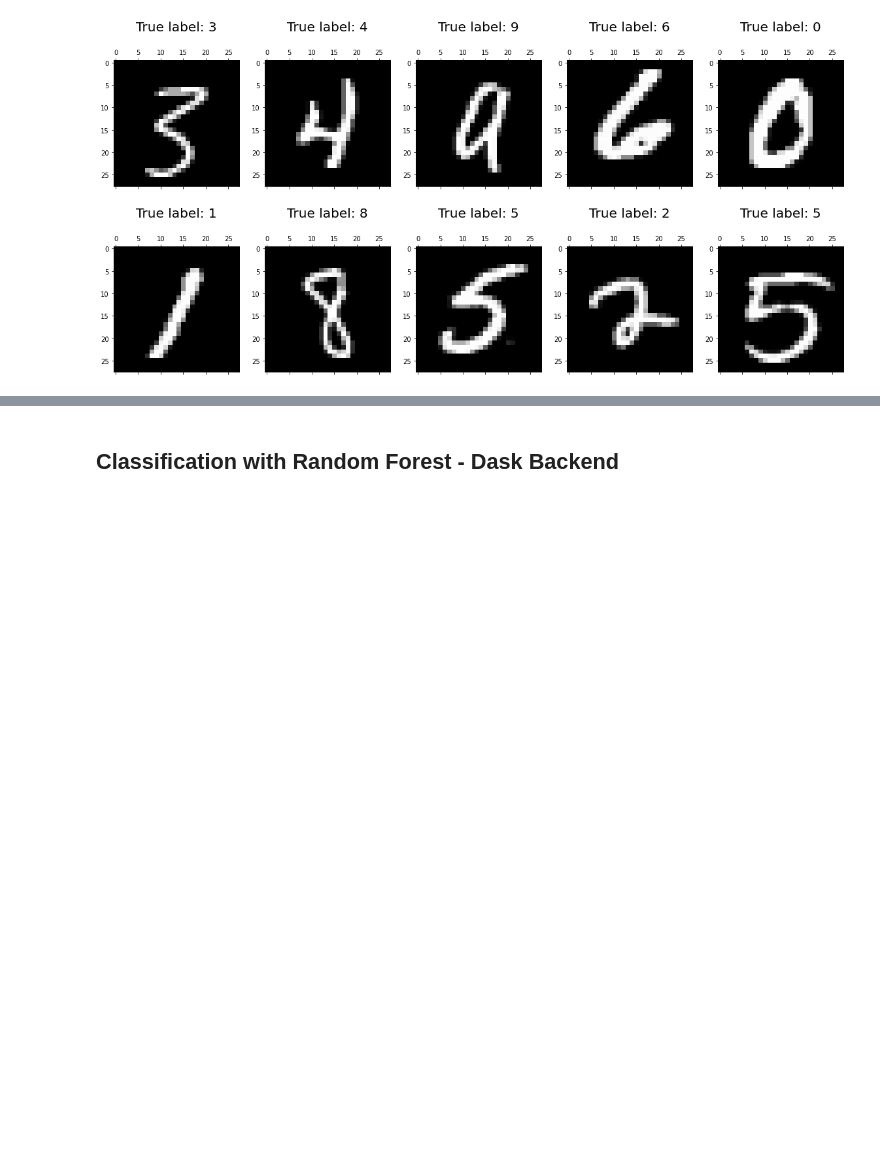
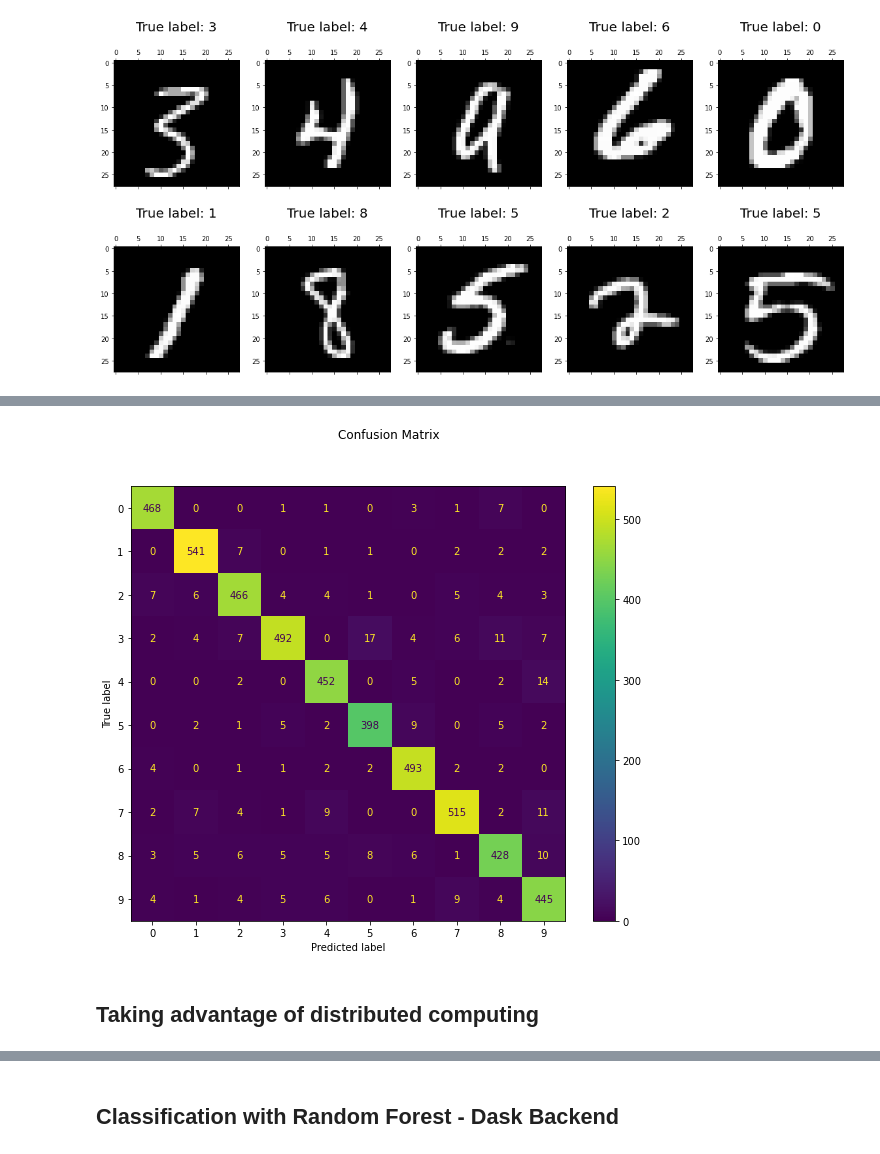
Before and after one commit to dddlab/dask-examples, a Jupyter notebook: book-material-dask.ipynb, the cells around one changed output, grey strips where cells are left out. Cells and saved outputs as stored; diff of their text form; code cells hidden in the pictures; blank space fills up the shorter version.

```diff
--- a/book-material-dask.ipynb
+++ b/book-material-dask.ipynb
@@ -63,3 +90,11 @@ plot_digits(X_train, y_train, 10)
+# %%
+disp = ConfusionMatrixDisplay.from_predictions(y_test, pred['rf-skl'])
+disp.figure_.suptitle("Confusion Matrix")
+disp.figure_.set_size_inches((10, 8))
+# %% [output]
+[figure, added]
+# %% [markdown]
+## Taking advantage of distributed computing
 # %%
 from dask.distributed import Client, progress
 from joblib import parallel_backend
```
Also changed, not shown: parts of 33 cells of this notebook.
